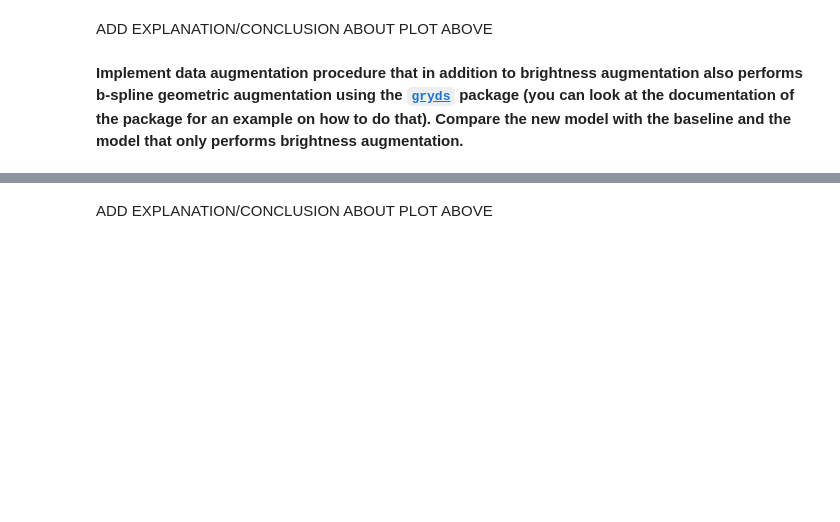
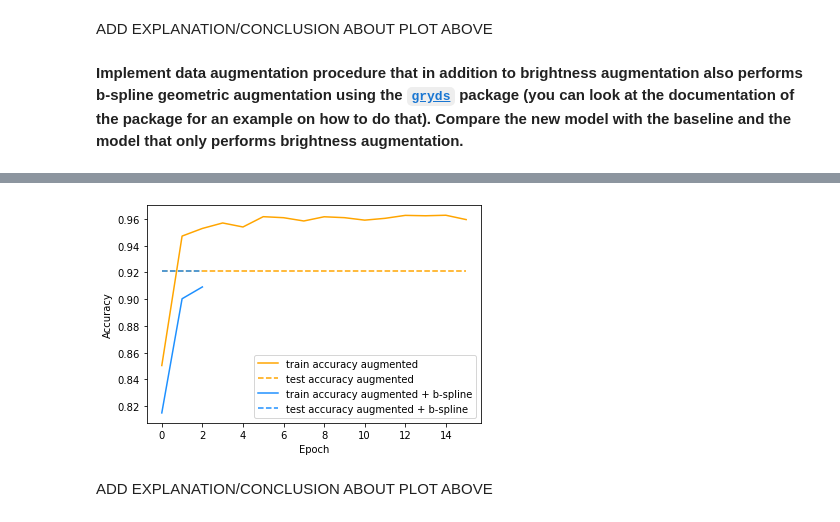
Before and after one commit to bgeven/8DM50_Group4, a Jupyter notebook: Assignment_week_4_VERSIE_2/week_4.ipynb, the cells around one changed output, grey strips where cells are left out. Saved outputs shown, nothing was run; the diff lists cells and outputs as text; code cells hidden in the pictures; blank space fills up the shorter version.

```diff
--- a/Assignment_week_4_VERSIE_2/week_4.ipynb
+++ b/Assignment_week_4_VERSIE_2/week_4.ipynb
@@ -150,8 +151,8 @@ from glob import glob
 from unet_utils import load_data
 # %%
 # Enter the location of the DRIVE dataset
-#data_folder = 'C:/Users/20182104/Documents/TUe/Jaar 4/Machine Learning/8DM50_Group4/Assignment_week_4/DRIVE/'
-data_folder = 'C:/Users/20182834/Desktop/datasets/'
+data_folder = 'C:/Users/20182104/Documents/TUe/Jaar 4/Machine Learning/8DM50_Group4/Assignment_week_4/DRIVE/'
+#data_folder = 'C:/Users/20182834/Desktop/datasets/'
 train_paths = glob(data_folder + 'training/images/*.tif')
 # %%
 # Change the pathnames so that all slashes they all are the same
@@ -638,24 +651,26 @@ ValueError: in user code:
 # %%
 fig = plt.figure()
 fig.patch.set_facecolor('white')
 
-plt.plot(history_aug.history['accuracy'],
+plt.plot(history_with_aug.history['accuracy'],
          label='train accuracy augmented',
          c='orange', ls='-')
-plt.plot(history_aug.history['val_accuracy'],
+plt.plot(history_with_aug.history['val_accuracy'],
          label='test accuracy augmented',
          c='orange',ls='--')
 
-plt.plot(history_history_aug_bspline.history['accuracy'],
+plt.plot(history_aug_bspline.history['accuracy'],
          label='train accuracy augmented + b-spline',
          c='dodgerblue', ls='-')
-plt.plot(history_history_aug_bspline.history['val_accuracy'],
+plt.plot(history_aug_bspline.history['val_accuracy'],
          label='test accuracy augmented + b-spline',
          c='dodgerblue', ls='--')
 
 plt.xlabel('Epoch')
 plt.ylabel('Accuracy')
 plt.legend(loc='lower right')
 plt.show()
+# %% [output]
+[figure, added]
 # %% [markdown]
 ADD EXPLANATION/CONCLUSION ABOUT PLOT ABOVE
```
Also changed, not shown: parts of 10 cells of this notebook.
